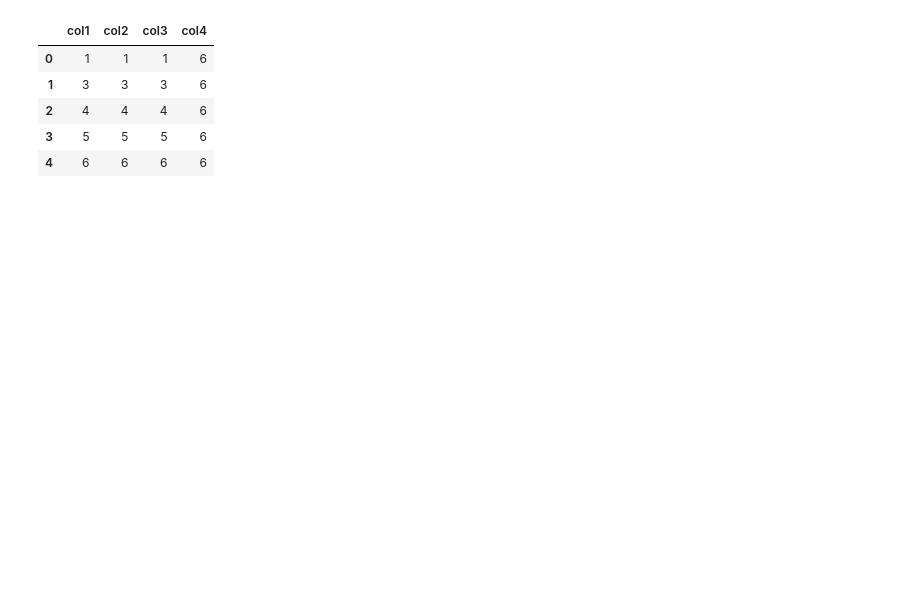
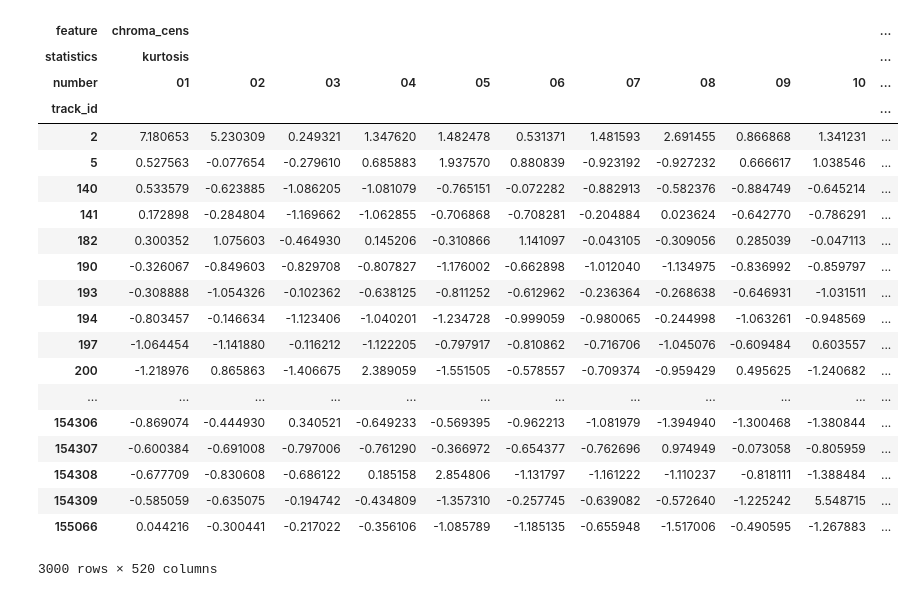
Before and after one commit to TTimTT/NTDS_Project, a Jupyter notebook: Project/timEXP.ipynb, the cells around one changed output. Cells and saved outputs as stored; diff of their text form; code cells hidden in the pictures; blank space fills up the shorter version.

Commit message:
KDTREE done

```diff
--- a/Project/timEXP.ipynb
+++ b/Project/timEXP.ipynb
@@ -1,19 +1,61 @@
-# %%
-# https://stackoverflow.com/questions/36798782/scipy-ckdtree-nearest-neighbor-including-zeros-distance
-from scipy.spatial import cKDTree
-import numpy as np
-import pandas as pd
-
-# Create DATA tree
-d = {'col1': [1, 3, 4, 5, 6], 'col2': [1, 3, 4, 5, 6], 'col3': [1, 3, 4, 5, 6], 'col4': [6, 6, 6, 6, 6]}
-df = pd.DataFrame(d)
-df
-# %% [output]
-|  | col1 | col2 | col3 | col4 |
-| 0 | 1 | 1 | 1 | 6 |
-| 1 | 3 | 3 | 3 | 6 |
-| 2 | 4 | 4 | 4 | 6 |
-| 3 | 5 | 5 | 5 | 6 |
-| 4 | 6 | 6 | 6 | 6 |
+# %%
+# https://stackoverflow.com/questions/36798782/scipy-ckdtree-nearest-neighbor-including-zeros-distance
+from scipy.spatial import cKDTree
+import numpy as np
+import pandas as pd
+
+#load and normalize features
+tracks = pd.read_csv('data/tracks.csv', index_col=0, header=[0, 1]);
+#load and normalize features
+features= pd.read_csv('data/features.csv', index_col=0, header=[0, 1, 2])
+#dfmax=abs(features).max()
+#features=features.divide(dfmax)
+
+genres=pd.read_csv('data/genres.csv', index_col=0, header=[0])
+# %%
+# Keep only the genre for each track
+label=pd.DataFrame({('label','genre','main'): tracks['track']['genre_top'],
+                    ('label','genre','sub'): tracks['track']['genres']})
+
+# Keep on the tracks from small subset
+label = label[tracks['set','subset'] == 'small']
+
+
+# Keep only the genres we want
+genre_list = ['Rock','Folk','Hip-Hop']#['Hip-Hop', 'Folk',Rock','Jazz','Classical','Pop','Electronic']
+label = label[label['label']['genre']['main'].isin(genre_list)]
+
+#add sub genres
+genres_dict=genres['title'].to_dict()
+genres_dict={str(key):genres_dict[key] for key in genres_dict}
+
+label['label']['genre']['sub']=label['label']['genre']['sub'].str.replace('[^0-9| ]','').str.split(' ').apply(lambda x:'|'.join([genres_dict[k] for k in x ]))
+
+
+# Merging
+dataSet = features.merge(label, left_index=True, right_on='track_id')
+dataSet
+# %% [output]
+| feature | chroma_cens |  |  |  |  |  |  |  |  |  | ... |
+| statistics | kurtosis |  |  |  |  |  |  |  |  |  | ... |
+| number | 01 | 02 | 03 | 04 | 05 | 06 | 07 | 08 | 09 | 10 | ... |
+| track_id |  |  |  |  |  |  |  |  |  |  | ... |
+| 2 | 7.180653 | 5.230309 | 0.249321 | 1.347620 | 1.482478 | 0.531371 | 1.481593 | 2.691455 | 0.866868 | 1.341231 | ... |
+| 5 | 0.527563 | -0.077654 | -0.279610 | 0.685883 | 1.937570 | 0.880839 | -0.923192 | -0.927232 | 0.666617 | 1.038546 | ... |
+| 140 | 0.533579 | -0.623885 | -1.086205 | -1.081079 | -0.765151 | -0.072282 | -0.882913 | -0.582376 | -0.884749 | -0.645214 | ... |
+| 141 | 0.172898 | -0.284804 | -1.169662 | -1.062855 | -0.706868 | -0.708281 | -0.204884 | 0.023624 | -0.642770 | -0.786291 | ... |
+| 182 | 0.300352 | 1.075603 | -0.464930 | 0.145206 | -0.310866 | 1.141097 | -0.043105 | -0.309056 | 0.285039 | -0.047113 | ... |
+| 190 | -0.326067 | -0.849603 | -0.829708 | -0.807827 | -1.176002 | -0.662898 | -1.012040 | -1.134975 | -0.836992 | -0.859797 | ... |
+| 193 | -0.308888 | -1.054326 | -0.102362 | -0.638125 | -0.811252 | -0.612962 | -0.236364 | -0.268638 | -0.646931 | -1.031511 | ... |
+| 194 | -0.803457 | -0.146634 | -1.123406 | -1.040201 | -1.234728 | -0.999059 | -0.980065 | -0.244998 | -1.063261 | -0.948569 | ... |
+| 197 | -1.064454 | -1.141880 | -0.116212 | -1.122205 | -0.797917 | -0.810862 | -0.716706 | -1.045076 | -0.609484 | 0.603557 | ... |
+| 200 | -1.218976 | 0.865863 | -1.406675 | 2.389059 | -1.551505 | -0.578557 | -0.709374 | -0.959429 | 0.495625 | -1.240682 | ... |
+| ... | ... | ... | ... | ... | ... | ... | ... | ... | ... | ... | ... |
+| 154306 | -0.869074 | -0.444930 | 0.340521 | -0.649233 | -0.569395 | -0.962213 | -1.081979 | -1.394940 | -1.300468 | -1.380844 | ... |
+| 154307 | -0.600384 | -0.691008 | -0.797006 | -0.761290 | -0.366972 | -0.654377 | -0.762696 | 0.974949 | -0.073058 | -0.805959 | ... |
+| 154308 | -0.677709 | -0.830608 | -0.686122 | 0.185158 | 2.854806 | -1.131797 | -1.161222 | -1.110237 | -0.818111 | -1.388484 | ... |
+| 154309 | -0.585059 | -0.635075 | -0.194742 | -0.434809 | -1.357310 | -0.257745 | -0.639082 | -0.572640 | -1.225242 | 5.548715 | ... |
+| 155066 | 0.044216 | -0.300441 | -0.217022 | -0.356106 | -1.085789 | -1.185135 | -0.655948 | -1.517006 | -0.490595 | -1.267883 | ... |
+3000 rows × 520 columns
 # %%
 # Convert to np.array
```
Also changed, not shown: parts of 5 cells of this notebook, 1 other file.
